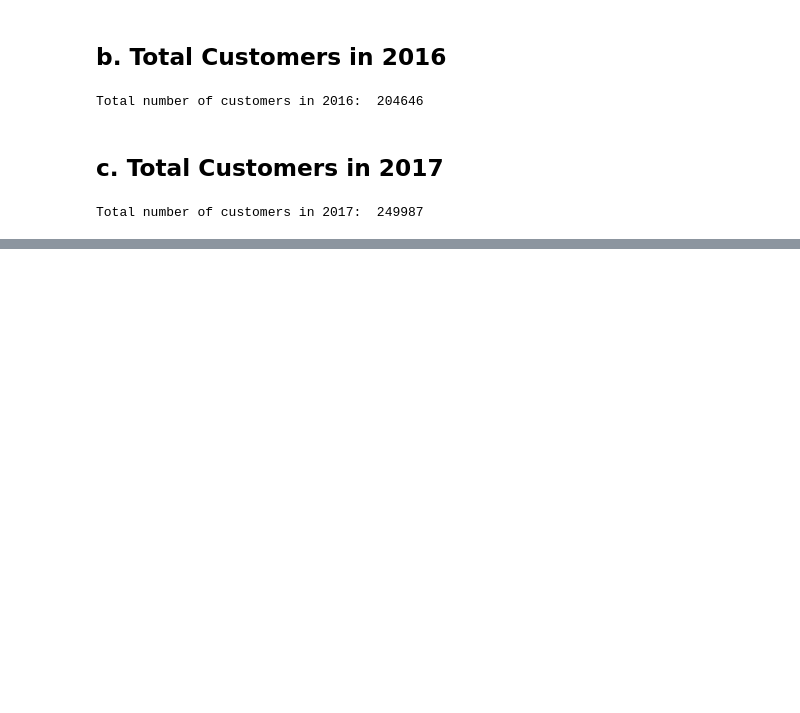
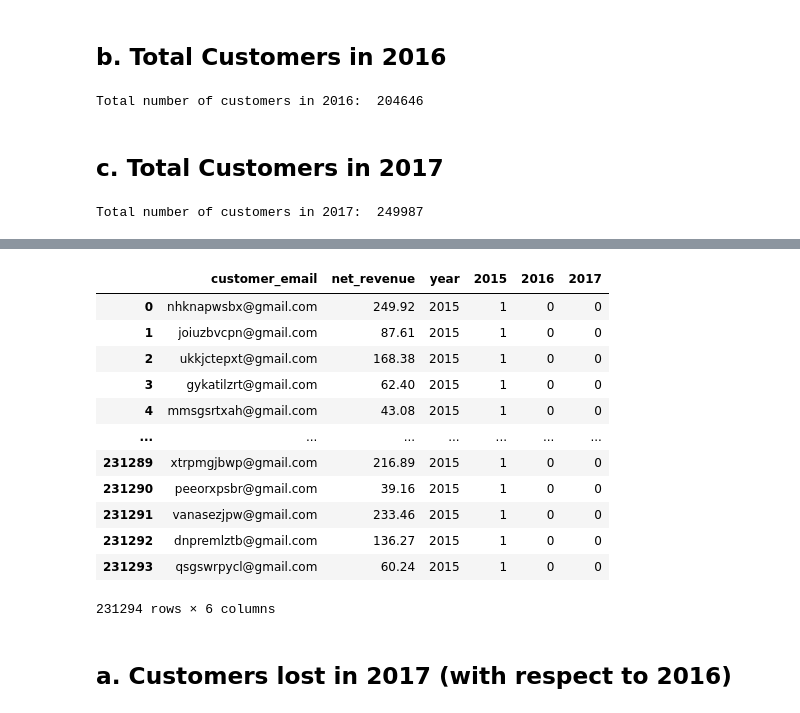
Before and after one commit to saishdesai23/Customer-Order-Analysis, a Jupyter notebook: case_study_2.ipynb, the cells around one changed output, grey strips where cells are left out. Saved outputs shown, nothing was run; the diff lists cells and outputs as text; code cells hidden in the pictures; blank space fills up the shorter version.

```diff
--- a/case_study_2.ipynb
+++ b/case_study_2.ipynb
@@ -296,0 +366,21 @@ Total number of customers in 2017:  249987
+# %%
+customers_lost_2016 = customer_order_onehotcoded.loc[
+                               (customer_order_onehotcoded[2015]==1)
+                              &(customer_order_onehotcoded[2016]==0)]
+customers_lost_2016
+# %% [output]
+|  | customer_email | net_revenue | year | 2015 | 2016 | 2017 |
+| 0 | nhknapwsbx@gmail.com | 249.92 | 2015 | 1 | 0 | 0 |
+| 1 | joiuzbvcpn@gmail.com | 87.61 | 2015 | 1 | 0 | 0 |
+| 2 | ukkjctepxt@gmail.com | 168.38 | 2015 | 1 | 0 | 0 |
+| 3 | gykatilzrt@gmail.com | 62.40 | 2015 | 1 | 0 | 0 |
+| 4 | mmsgsrtxah@gmail.com | 43.08 | 2015 | 1 | 0 | 0 |
+| ... | ... | ... | ... | ... | ... | ... |
+| 231289 | xtrpmgjbwp@gmail.com | 216.89 | 2015 | 1 | 0 | 0 |
+| 231290 | peeorxpsbr@gmail.com | 39.16 | 2015 | 1 | 0 | 0 |
+| 231291 | vanasezjpw@gmail.com | 233.46 | 2015 | 1 | 0 | 0 |
+| 231292 | dnpremlztb@gmail.com | 136.27 | 2015 | 1 | 0 | 0 |
+| 231293 | qsgswrpycl@gmail.com | 60.24 | 2015 | 1 | 0 | 0 |
+231294 rows × 6 columns
+# %% [markdown]
+## a. Customers lost in 2017 (with respect to 2016)
```
Also changed, not shown: parts of 15 cells of this notebook.
